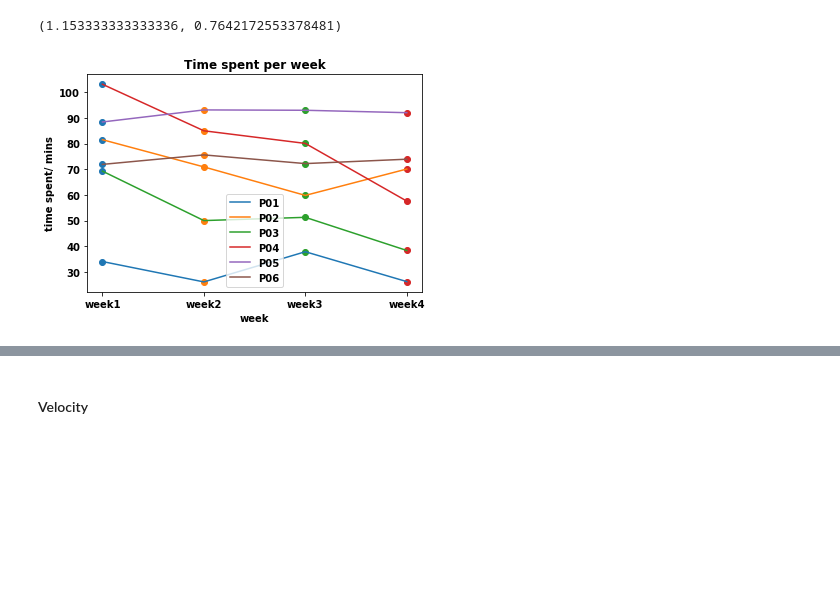
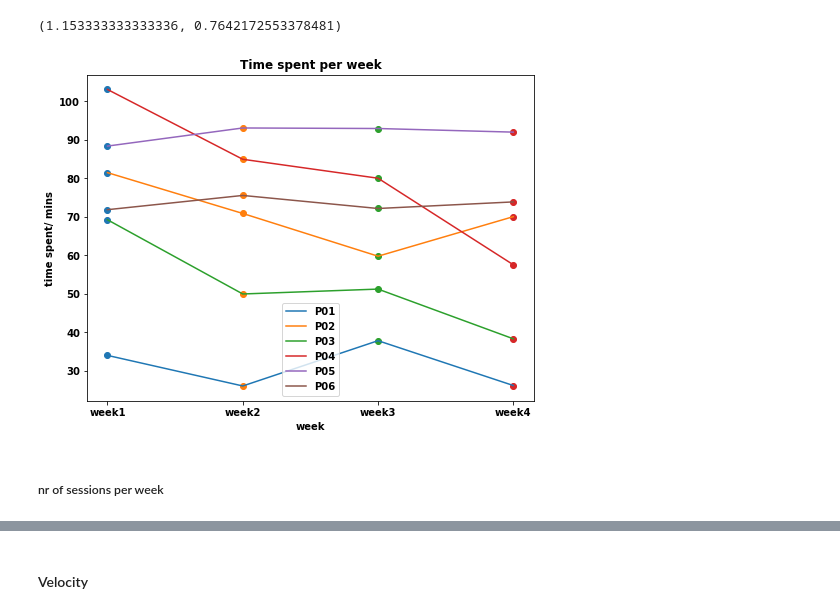
Before and after one commit to doscsy12/robotic_hometherapy, a Jupyter notebook: EDA_summary.ipynb, the cells around one changed output, grey strips where cells are left out. Drawn from its saved outputs; the diff is of its cells as text; code cells hidden in the pictures; blank space fills up the shorter version.

```diff
--- a/EDA_summary.ipynb
+++ b/EDA_summary.ipynb
@@ -37,5 +37,5 @@ list_of_kf_median = [pd.read_csv(filename) for filename in glob.glob(path + '*_K
 list_of_kf_MAD = []
 list_of_kf_MAD = [pd.read_csv(filename) for filename in glob.glob(path + '*_K_f_MAD.csv')]
 # %%
-list_of_timesession = []
-list_of_timesession = [pd.read_csv(filename) for filename in glob.glob(path + '*_time_groupsession.csv')]
+list_of_timegroupsession = []
+list_of_timegroupsession = [pd.read_csv(filename) for filename in glob.glob(path + '*_time_groupsession.csv')]
@@ -128,27 +133,27 @@ q3 = []
 q4 = []
 kruskal = []
 p = []
-for nr, time_session in enumerate(list_of_timesession):
+for nr, time_session in enumerate(list_of_timegroupsession):
     player_nr.append(nr+1)
 
-    q1.append(np.array_split(list_of_timesession[nr][['diff']],4)[0].mean()[0])
-    q2.append(np.array_split(list_of_timesession[nr][['diff']],4)[1].mean()[0])
-    q3.append(np.array_split(list_of_timesession[nr][['diff']],4)[2].mean()[0])
-    q4.append(np.array_split(list_of_timesession[nr][['diff']],4)[3].mean()[0])
+    q1.append(np.array_split(list_of_timegroupsession[nr][['diff']],4)[0].mean()[0])
+    q2.append(np.array_split(list_of_timegroupsession[nr][['diff']],4)[1].mean()[0])
+    q3.append(np.array_split(list_of_timegroupsession[nr][['diff']],4)[2].mean()[0])
+    q4.append(np.array_split(list_of_timegroupsession[nr][['diff']],4)[3].mean()[0])
 
     stats, pvalue = scipy.stats.kruskal(q1,q2,q3,q4)
     kruskal.append(stats)
     p.append(pvalue)
 # %%
-timesession = {'player_nr' : player_nr,
+timegroupsession = {'player_nr' : player_nr,
       'q1' : q1,
       'q2' : q2,
       'q3' : q3,
       'q4' : q4,
       'statistic' : kruskal,
       'p' : p}
-timesession = np.around(pd.DataFrame(timesession),2)
-timesession
+timegroupsession = np.around(pd.DataFrame(timegroupsession),2)
+timegroupsession
 # %% [output]
 |  | player_nr | q1 | q2 | q3 | q4 | statistic | p |
 | 0 | 1 | 34.03 | 26.09 | 37.85 | 26.21 | 3.00 | 0.39 |
@@ -165,18 +170,21 @@ stats, p
 # %% [output]
 (1.153333333333336, 0.7642172553378481)
 # %%
+plt.figure(figsize=(8, 6))
 x = ['week1','week2','week3','week4']
-y = [timesession['q1'],timesession['q2'],timesession['q3'],timesession['q4']]
+y = [timegroupsession['q1'],timegroupsession['q2'],timegroupsession['q3'],timegroupsession['q4']]
 # plot timesession
 for xe, ye in zip(x, y):
     plt.scatter([xe] * len(ye), ye)
 
 lineObjects = plt.plot(x, y)
 plt.legend(iter(lineObjects), ('P01', 'P02', 'P03', 'P04', 'P05','P06'))
 
 plt.title('Time spent per week')
 plt.xlabel('week')
 plt.ylabel('time spent/ mins')
 plt.show();
 # %% [output]
-[figure, old version]
+[figure, new version]
+# %% [markdown]
+##### nr of sessions per week
```
Also changed, not shown: parts of 23 cells of this notebook.
